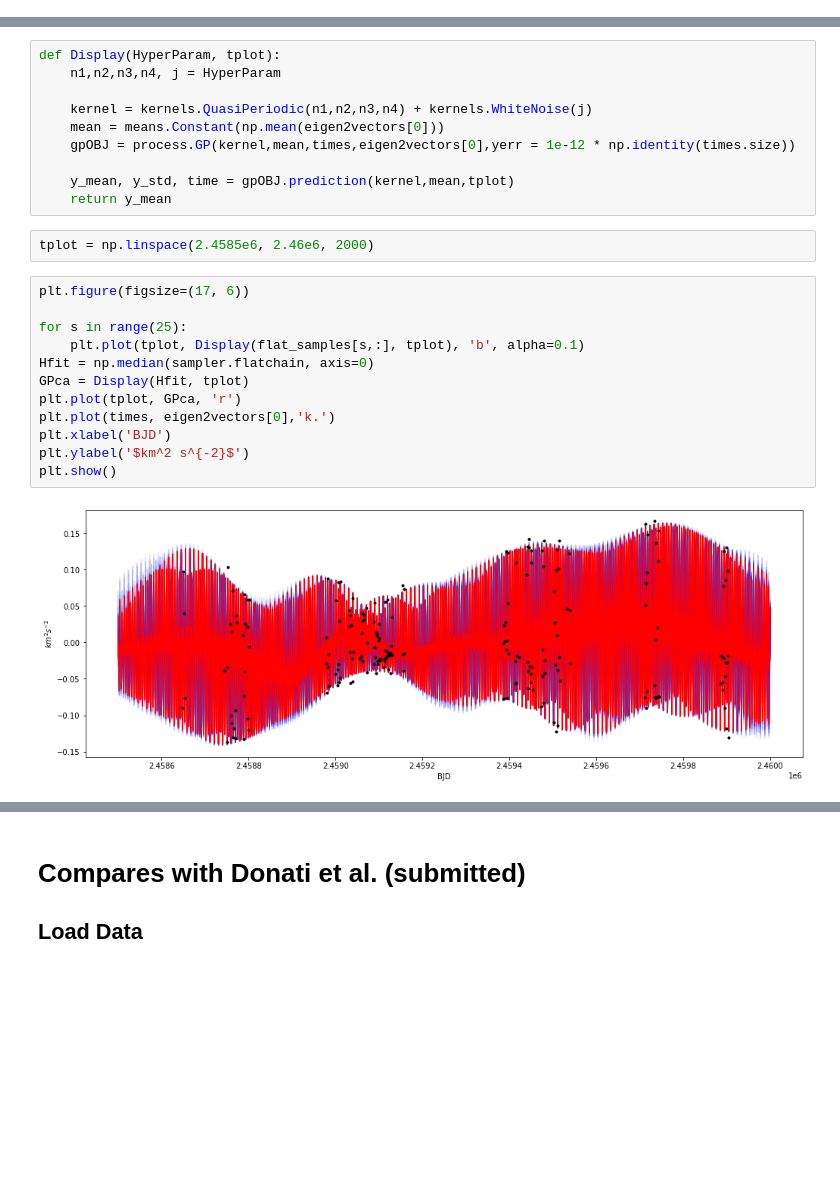
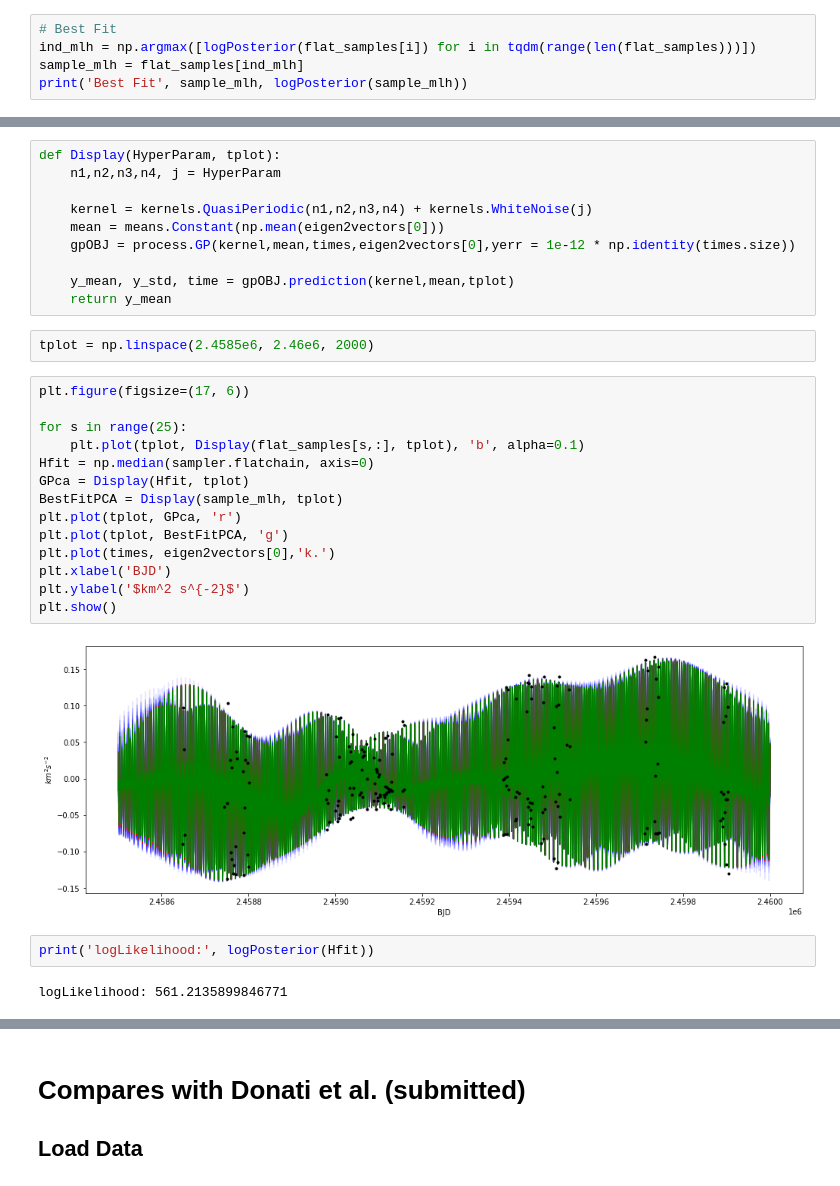
Before and after one commit to Paul-Charpentier/SPCAndie, a Jupyter notebook: GwPCA_Template.ipynb, the cells around one changed output, grey strips where cells are left out. Drawn from its saved outputs; the diff is of its cells as text; blank space fills up the shorter version.

Commit message:
Add Likelihood measurements & display the best fit

```diff
--- a/GwPCA_Template.ipynb
+++ b/GwPCA_Template.ipynb
@@ -218,0 +215,5 @@ $\eta_4$ compatible with $B_l$ GP results from Donati et al. (2023, submitted)
+# %%
+# Best Fit
+ind_mlh = np.argmax([logPosterior(flat_samples[i]) for i in tqdm(range(len(flat_samples)))])
+sample_mlh = flat_samples[ind_mlh]
+print('Best Fit', sample_mlh, logPosterior(sample_mlh))
@@ -226,22 +234,28 @@ def Display(HyperParam, tplot):
 
     y_mean, y_std, time = gpOBJ.prediction(kernel,mean,tplot)
     return y_mean
-# %%
-tplot = np.linspace(2.4585e6, 2.46e6, 2000)
+# %%
+tplot = np.linspace(2.4585e6, 2.46e6, 2000)
 # %%
 plt.figure(figsize=(17, 6))
 
 for s in range(25):
     plt.plot(tplot, Display(flat_samples[s,:], tplot), 'b', alpha=0.1)
 Hfit = np.median(sampler.flatchain, axis=0)
 GPca = Display(Hfit, tplot)
+BestFitPCA = Display(sample_mlh, tplot)
 plt.plot(tplot, GPca, 'r')
+plt.plot(tplot, BestFitPCA, 'g')
 plt.plot(times, eigen2vectors[0],'k.')
 plt.xlabel('BJD')
 plt.ylabel('$km^2 s^{-2}$')
 plt.show()
 # %% [output]
-[figure, old version]
+[figure, new version]
+# %%
+print('logLikelihood:', logPosterior(Hfit))
+# %% [output]
+logLikelihood: 561.2135899846771
 # %%
 plt.figure(figsize=(17, 6))
 tplot2 = np.linspace(-30+2459000, 170+2459000, 1000)
```
Also changed, not shown: parts of 73 cells of this notebook.
